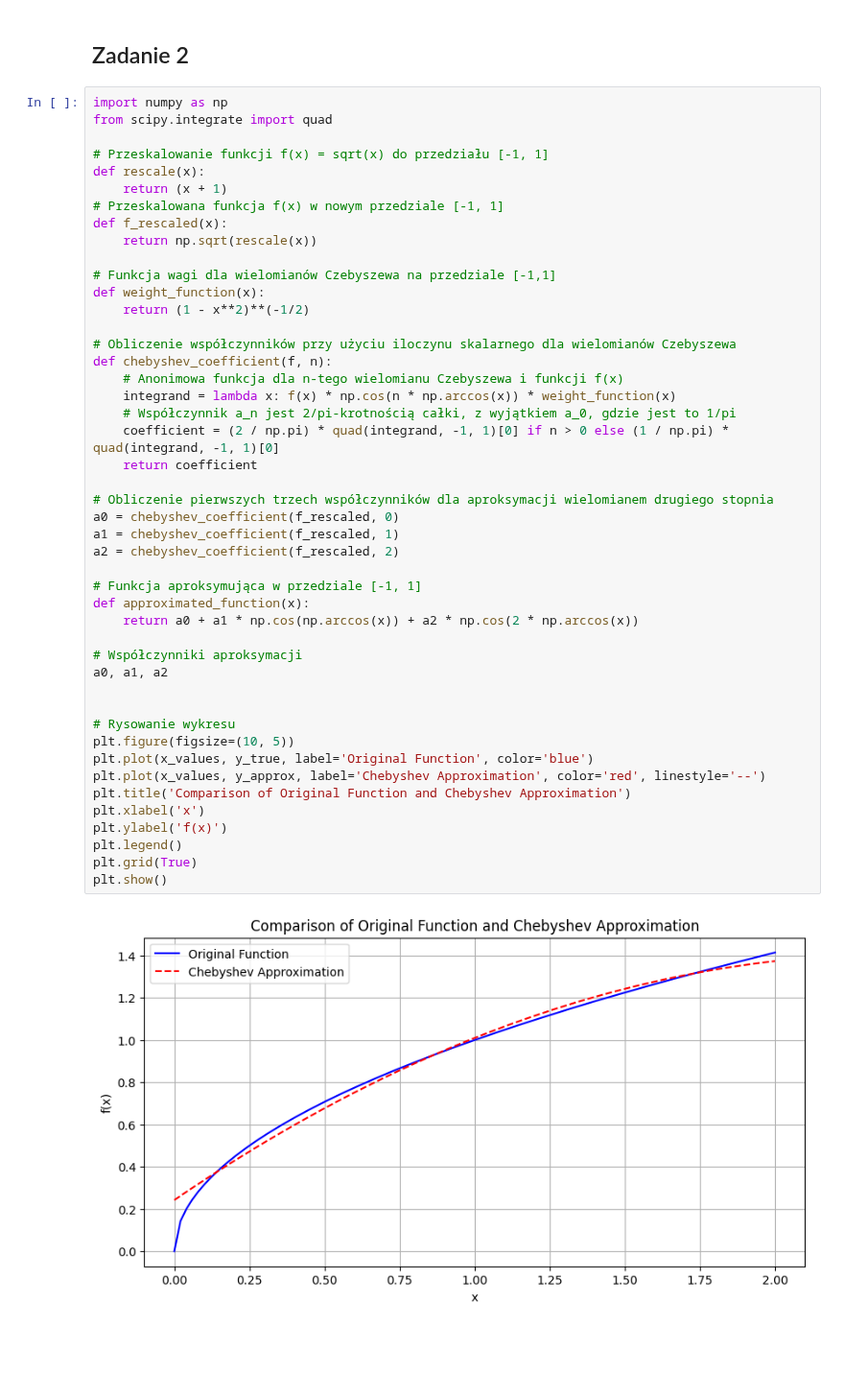
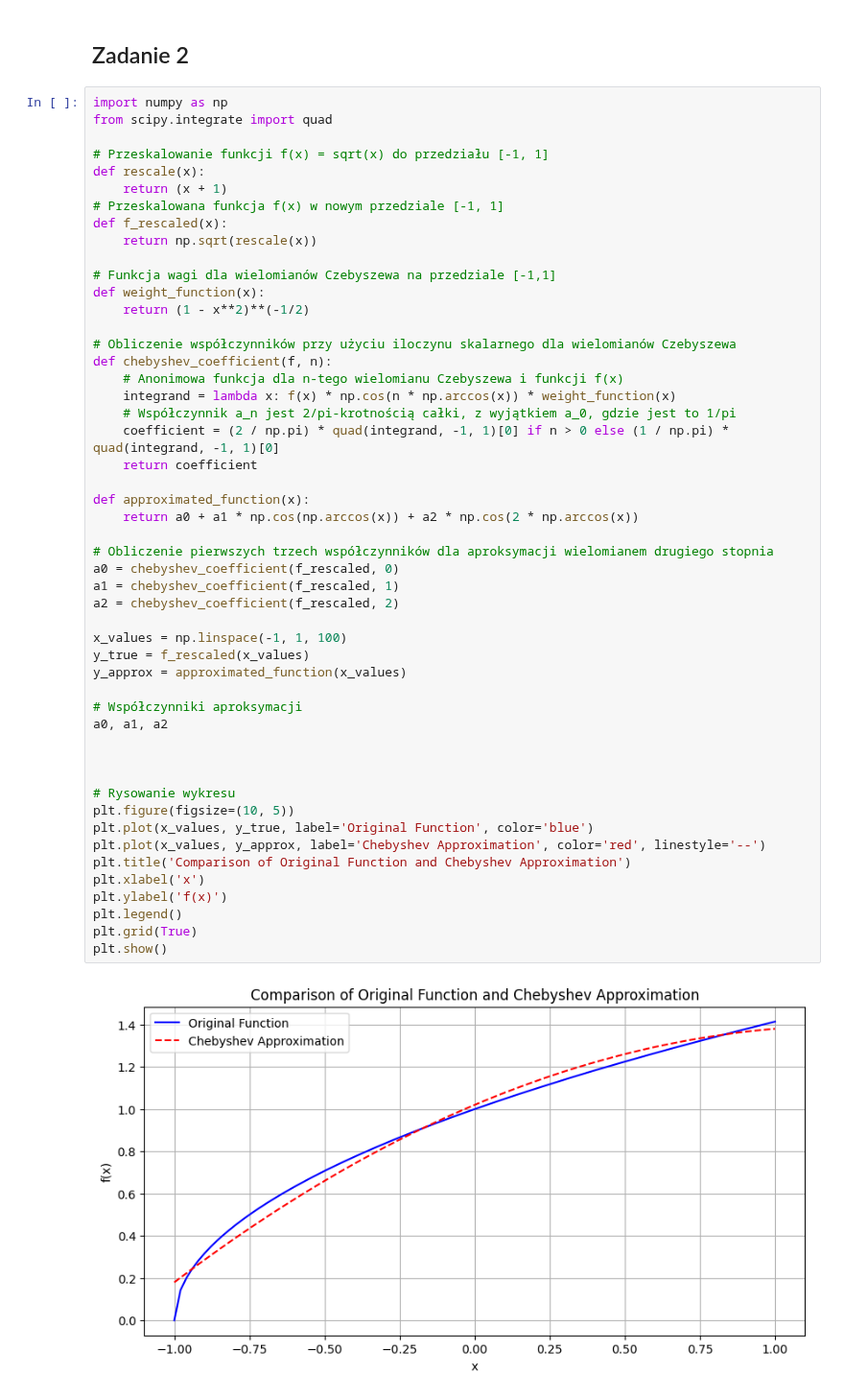
Before and after one commit to biganton/MOWNIT, a Jupyter notebook: lab5/lab5.ipynb, the cells around one changed output. Shown at 96% size. Saved outputs shown, nothing was run; the diff lists cells and outputs as text; blank space fills up the shorter version.

```diff
--- a/lab5/lab5.ipynb
+++ b/lab5/lab5.ipynb
@@ -177,34 +177,38 @@ def weight_function(x):
 
 # Obliczenie współczynników przy użyciu iloczynu skalarnego dla wielomianów Czebyszewa
 def chebyshev_coefficient(f, n):
     # Anonimowa funkcja dla n-tego wielomianu Czebyszewa i funkcji f(x)
     integrand = lambda x: f(x) * np.cos(n * np.arccos(x)) * weight_function(x)
     # Współczynnik a_n jest 2/pi-krotnością całki, z wyjątkiem a_0, gdzie jest to 1/pi
     coefficient = (2 / np.pi) * quad(integrand, -1, 1)[0] if n > 0 else (1 / np.pi) * quad(integrand, -1, 1)[0]
     return coefficient
 
+def approximated_function(x):
+    return a0 + a1 * np.cos(np.arccos(x)) + a2 * np.cos(2 * np.arccos(x))
+
 # Obliczenie pierwszych trzech współczynników dla aproksymacji wielomianem drugiego stopnia
 a0 = chebyshev_coefficient(f_rescaled, 0)
 a1 = chebyshev_coefficient(f_rescaled, 1)
 a2 = chebyshev_coefficient(f_rescaled, 2)
 
-# Funkcja aproksymująca w przedziale [-1, 1]
-def approximated_function(x):
-    return a0 + a1 * np.cos(np.arccos(x)) + a2 * np.cos(2 * np.arccos(x))
+x_values = np.linspace(-1, 1, 100)
+y_true = f_rescaled(x_values)
+y_approx = approximated_function(x_values)
 
 # Współczynniki aproksymacji
 a0, a1, a2
+
 
 
 # Rysowanie wykresu
 plt.figure(figsize=(10, 5))
 plt.plot(x_values, y_true, label='Original Function', color='blue')
 plt.plot(x_values, y_approx, label='Chebyshev Approximation', color='red', linestyle='--')
 plt.title('Comparison of Original Function and Chebyshev Approximation')
 plt.xlabel('x')
 plt.ylabel('f(x)')
 plt.legend()
 plt.grid(True)
 plt.show()
 # %% [output]
-[figure, old version]
+[figure, new version]
```
Also changed, not shown: parts of 3 cells of this notebook.
